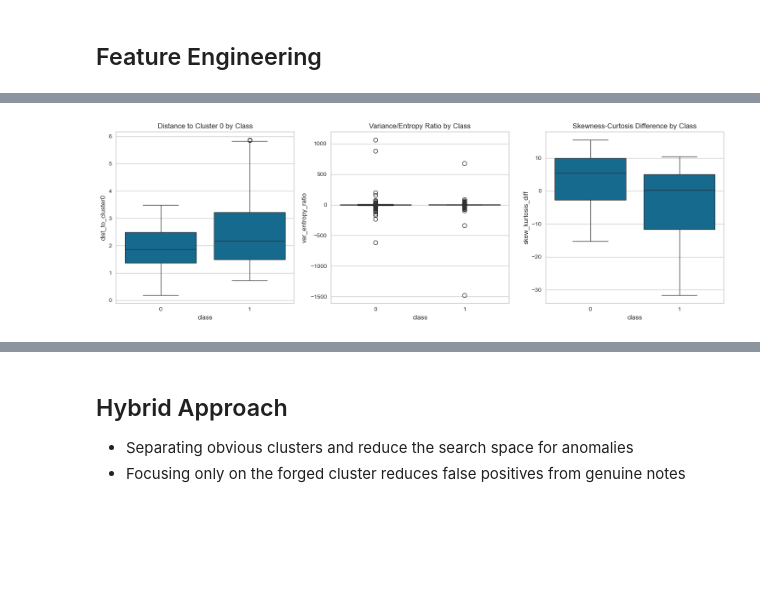
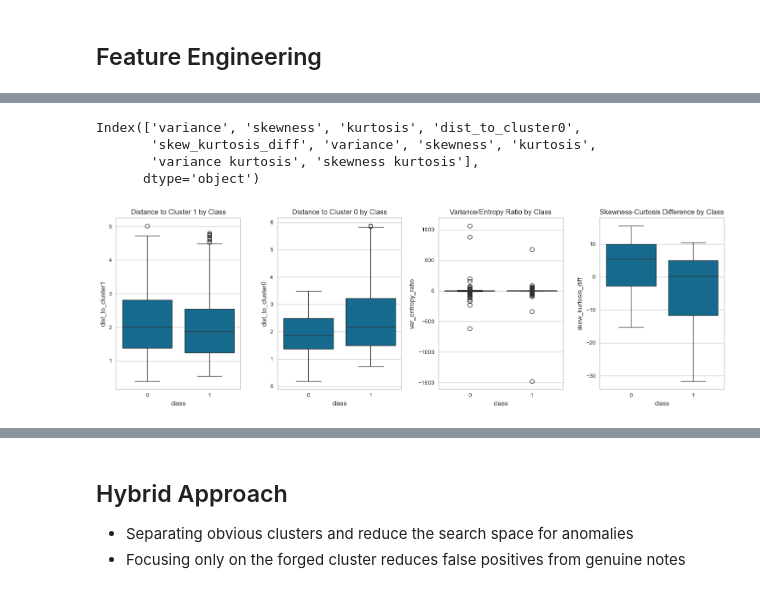
Before and after one commit to francisuml/BankNotes_AnomalyDetection, a Jupyter notebook: BankNotes_Anomaly_Detection.ipynb, the cells around one changed output, grey strips where cells are left out. Drawn from its saved outputs; the diff is of its cells as text; code cells hidden in the pictures; blank space fills up the shorter version.

```diff
--- a/BankNotes_Anomaly_Detection.ipynb
+++ b/BankNotes_Anomaly_Detection.ipynb
@@ -155,5 +172,6 @@ plt.savefig('correlation_matrix.png')
 # %%
 #Standardized the features
+X = df.iloc[:, :-1]
+y=df['class']
 scaler = StandardScaler()
-X_scaled = scaler.fit_transform(df.iloc[:, :-1])
-y=df['class']
+X_scaled = scaler.fit_transform(X)
@@ -541,3 +536,4 @@ df['dist_to_cluster1'] = distances[:,1]
 # Interaction Features to amplify forgery signals
 df['var_entropy_ratio'] = df['variance'] / (df['entropy'] + 1e-6)
 df['skew_kurtosis_diff'] = df['skewness'] - df['kurtosis']
+df['var_skewness_product'] = df['variance'] * df['skewness']
@@ -544,18 +587,31 @@ df['skew_kurtosis_diff'] = df['skewness'] - df['kurtosis']
+# %%
+print(selected_features)
+# %% [output]
+Index(['variance', 'skewness', 'kurtosis', 'dist_to_cluster0',
+       'skew_kurtosis_diff', 'variance', 'skewness', 'kurtosis',
+       'variance kurtosis', 'skewness kurtosis'],
+      dtype='object')
 # %%
 # Visualization of new Features
 plt.figure(figsize=(15,5))
-plt.subplot(1,3,1)
+plt.subplot(1,4,1)
+sns.boxplot(x='class', y='dist_to_cluster1', data=df)
+plt.title('Distance to Cluster 1 by Class')
+
+plt.subplot(1,4,2)
 sns.boxplot(x='class', y='dist_to_cluster0', data=df)
 plt.title('Distance to Cluster 0 by Class')
 
-plt.subplot(1,3,2)
+plt.subplot(1,4,3)
 sns.boxplot(x='class', y='var_entropy_ratio', data=df)
 plt.title('Variance/Entropy Ratio by Class')
 
-plt.subplot(1,3,3)
+plt.subplot(1,4,4)
 sns.boxplot(x='class', y='skew_kurtosis_diff', data=df)
 plt.title('Skewness-Curtosis Difference by Class')
 plt.tight_layout()
+
+plt.savefig('NewFeatures.png')
 plt.show()
 # %% [output]
-[figure, old version]
+[figure, new version]
```
Also changed, not shown: parts of 106 cells of this notebook.
